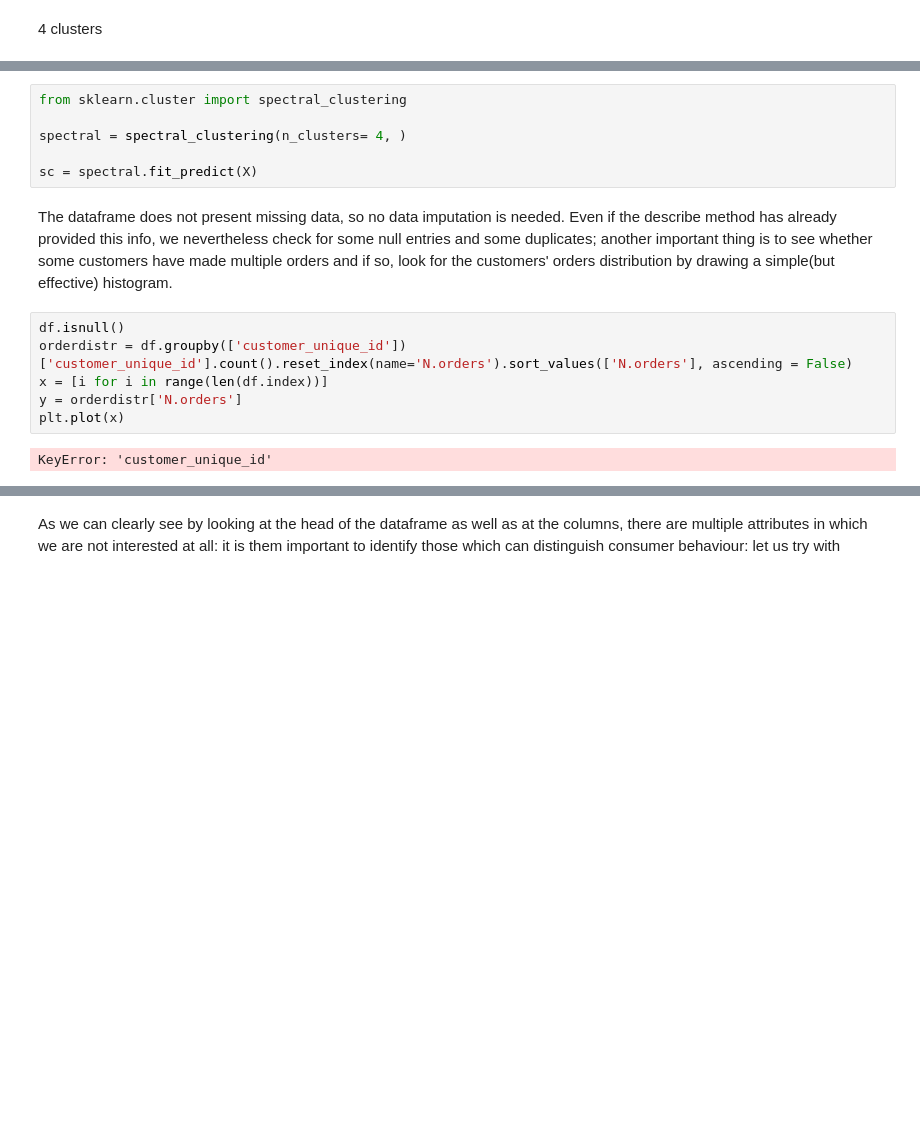
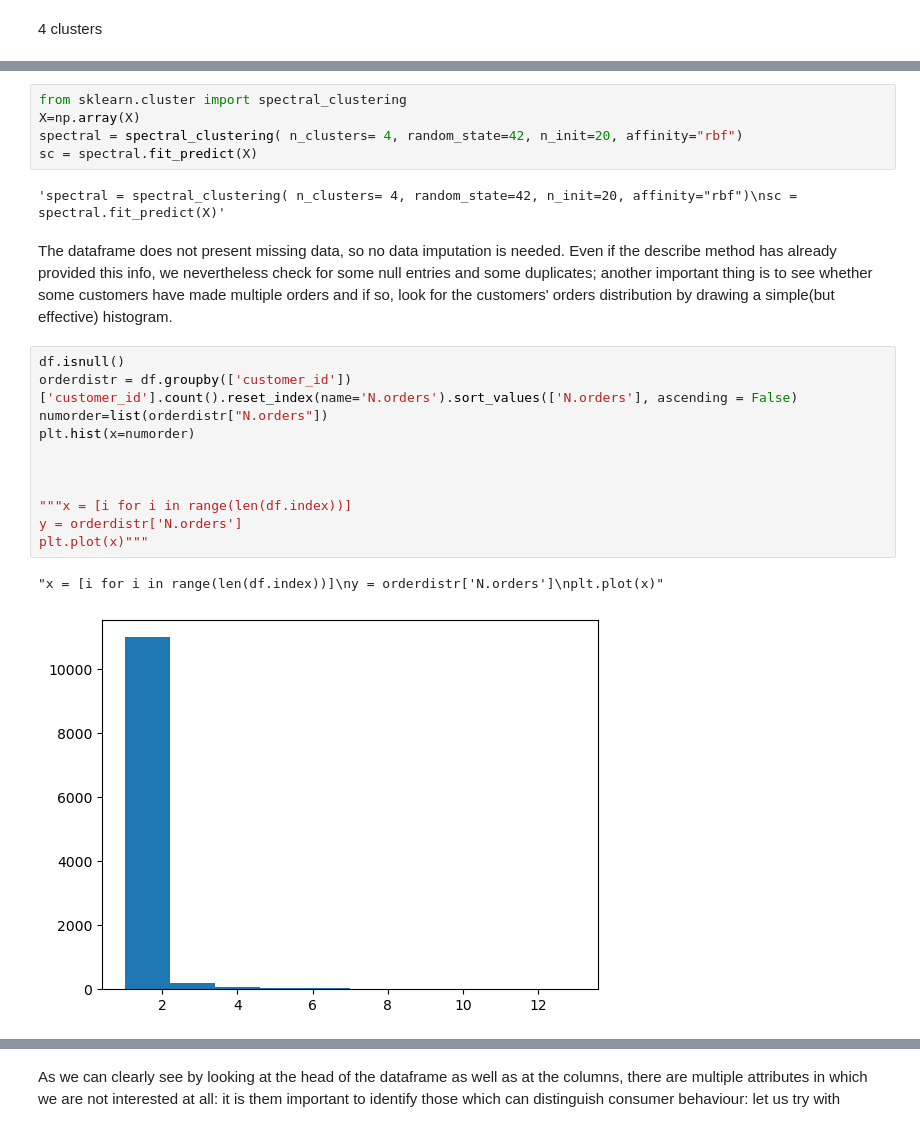
Before and after one commit to Matcar02/AI-ML-Customer-segmentation, a Jupyter notebook: ProjectAI.ipynb, the cells around one changed output, grey strips where cells are left out. Cells and saved outputs as stored; diff of their text form; blank space fills up the shorter version.

```diff
--- a/ProjectAI.ipynb
+++ b/ProjectAI.ipynb
@@ -239,16 +263,23 @@ plt.show()
 # %%
 from sklearn.cluster import spectral_clustering
-
-spectral = spectral_clustering(n_clusters= 4, )
-
+X=np.array(X)
+spectral = spectral_clustering( n_clusters= 4, random_state=42, n_init=20, affinity="rbf")
 sc = spectral.fit_predict(X)
+# %% [output]
+'spectral = spectral_clustering( n_clusters= 4, random_state=42, n_init=20, affinity="rbf")\nsc = spectral.fit_predict(X)'
 # %% [markdown]
 The dataframe does not present missing data, so no data imputation is needed. Even if the describe method has already provided this info, we nevertheless check for some null entries and some duplicates; another important thing is to see whether some customers have made multiple orders and if so, look for the customers' orders distribution by drawing a simple(but effective) histogram.
 # %%
 df.isnull()
-orderdistr = df.groupby(['customer_unique_id'])['customer_unique_id'].count().reset_index(name='N.orders').sort_values(['N.orders'], ascending = False)
-x = [i for i in range(len(df.index))]
+orderdistr = df.groupby(['customer_id'])['customer_id'].count().reset_index(name='N.orders').sort_values(['N.orders'], ascending = False)
+numorder=list(orderdistr["N.orders"])
+plt.hist(x=numorder)
+
+
+
+"""x = [i for i in range(len(df.index))]
 y = orderdistr['N.orders']
-plt.plot(x)
+plt.plot(x)"""
 # %% [output]
-KeyError: 'customer_unique_id'
+"x = [i for i in range(len(df.index))]\ny = orderdistr['N.orders']\nplt.plot(x)"
+[figure, added]
```
Also changed, not shown: parts of 15 cells of this notebook.
